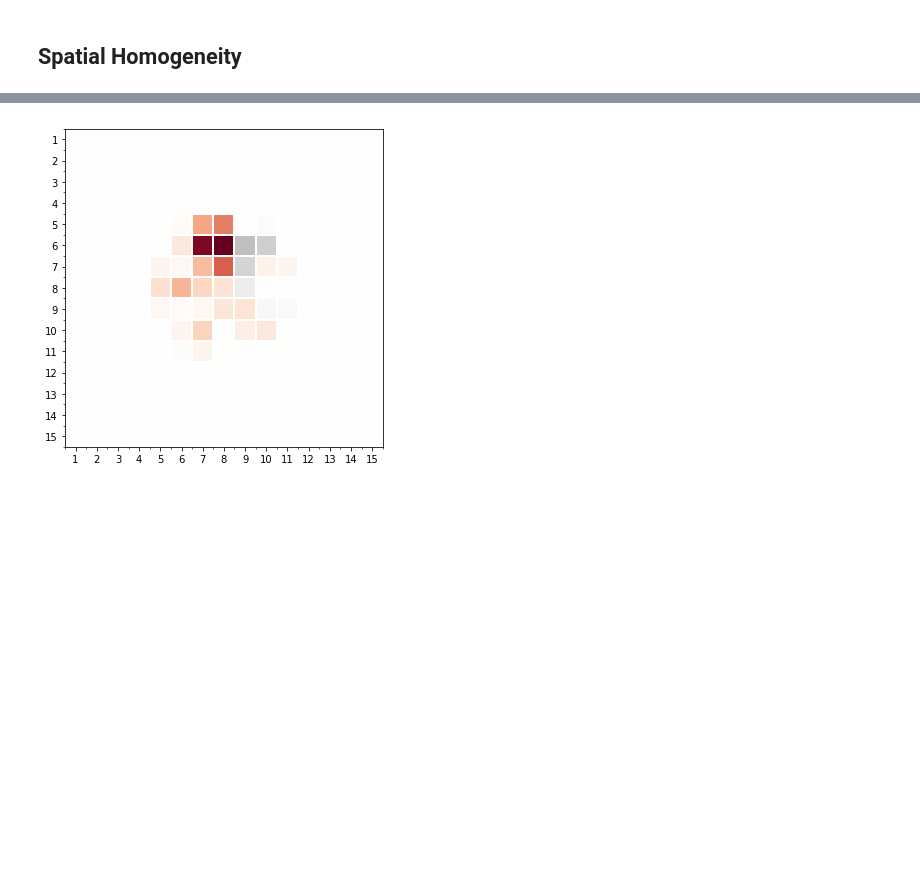
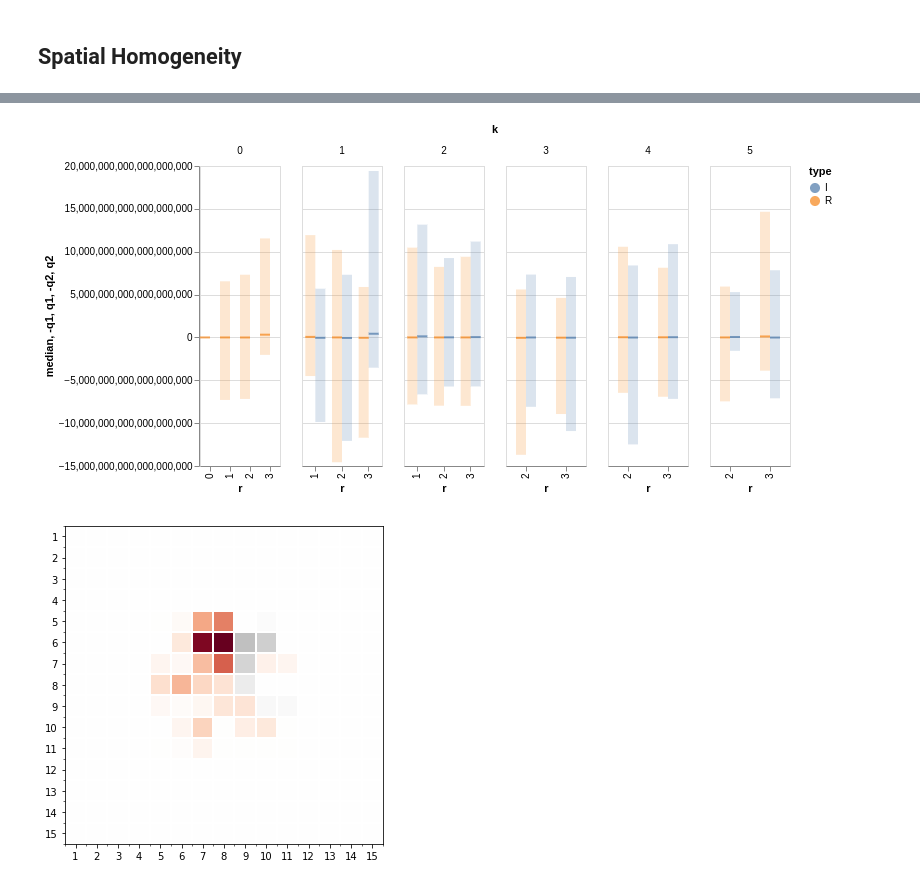
Before and after one commit to gabriel-lepetitaimon/steered-fcnn, a Jupyter notebook: notebooks/WeightInitialization.ipynb, the cells around one changed output, grey strips where cells are left out. Cells and saved outputs as stored; diff of their text form; code cells hidden in the pictures; blank space fills up the shorter version.

```diff
--- a/notebooks/WeightInitialization.ipynb
+++ b/notebooks/WeightInitialization.ipynb
@@ -23,5 +26,5 @@ from src.steered_cnn import SteerableKernelBase
 ## Spatial Homogeneity
 # %%
 base = SteerableKernelBase.create_from_rk(4, max_k=5)
-K1 = torch.ones((1,1,5,5))
+K1 = torch.randn((2000,1,5,5))
 W = base.approximate_weights(K1)
@@ -47,0 +31,3 @@ pd.DataFrame({'label': base.kernels_label, 'weight': W[0,0]})
+# %%
+w_df = pd.DataFrame(data=base.weights_dist(W))
+w_df
@@ -48,3 +52,34 @@ pd.DataFrame({'label': base.kernels_label, 'weight': W[0,0]})
+# %%
+chart = alt.Chart(w_df)
+layered = alt.LayerChart()
+for real in [True, False]:
+    layered += chart.mark_tick(
+                        thickness=2,
+                        width=10,
+                        xOffset=-5 if real else 5
+                    ).encode(
+                        alt.X('r:N'), alt.Y('median:Q'),
+                        alt.Color('type:N')
+                    ).transform_filter(datum.type== ('R' if real else 'I') )
+    layered += chart.mark_bar(
+                        opacity=.2,
+                        width=10,
+                        xOffset=-5 if real else 5
+                 ).encode(
+                    alt.X('r:N'), alt.Y('-q1:Q'), alt.Y2('q1:Q'),
+                    alt.Color('type:N')
+                  ).properties(width=80).transform_filter(datum.type== ('R' if real else 'I') )
+    layered += chart.mark_bar(
+                        opacity=.2,
+                        width=10,
+                        xOffset=-5 if real else 5
+                 ).encode(
+                    alt.X('r:N'), alt.Y('-q2:Q'), alt.Y2('q2:Q'),
+                    alt.Color('type:N')
+                  ).properties(width=80).transform_filter(datum.type== ('R' if real else 'I') )
+layered.facet('k:O').resolve_scale(x='independent').interactive()
+# %% [output]
+[figure, added]
 # %%
 h, w = 15, 15
 I = torch.zeros((1,1,h,w))
```
Also changed, not shown: parts of 12 cells of this notebook, 9 other files.
